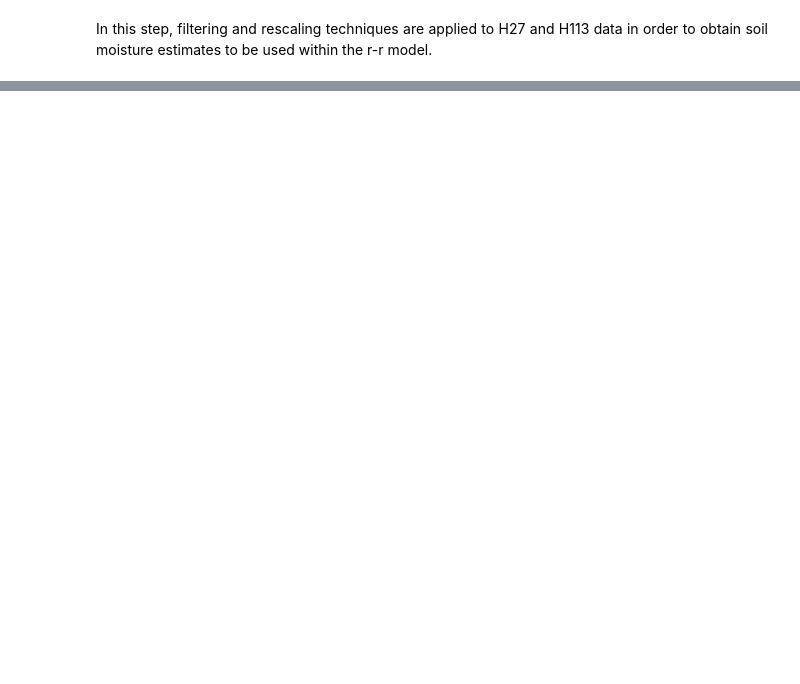
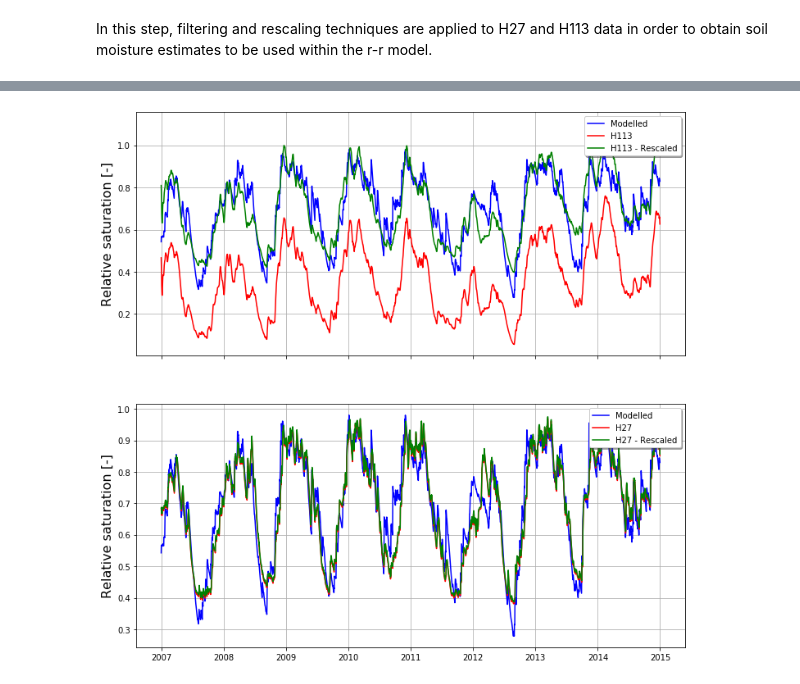
Before and after one commit to H-SAF/eumetrain_sm_week_2019, a Jupyter notebook: c-hydro/ex_data_assimilation/ex_data_assimilation.ipynb, the cells around one changed output, grey strips where cells are left out. Drawn from its saved outputs; the diff is of its cells as text; code cells hidden in the pictures; blank space fills up the shorter version.

```diff
--- a/c-hydro/ex_data_assimilation/ex_data_assimilation.ipynb
+++ b/c-hydro/ex_data_assimilation/ex_data_assimilation.ipynb
@@ -276,0 +122,13 @@ ax[1].legend(loc='upper right', shadow=True)
+# %%
+jd = data_model.index.to_julian_date().get_values()
+SWI_filtered = exp_filter(SWI_data, jd, ctime=domain_ctime)
+SAT_scaled = scaling.mean_std(SWI_filtered, data_model['W'].values)
+H27_scaled = scaling.mean_std(H27_data, data_model['W'].values)
+
+data_workspace = pd.DataFrame(
+    {"H113": data_input['H113'].values/100, "SWI": SWI_filtered, "SWI_rescaled": SAT_scaled,
+     "H27": H27_data, "H27_rescaled": H27_scaled}, index=data_model.index)
+
+# Print data and parameters
+print(' == Satellite Data == ')
+print(data_workspace.head())
@@ -276,0 +143,23 @@ ax[1].legend(loc='upper right', shadow=True)
+# %%
+# Plot modelled variable(s) and observed ASCAT variable(s)
+fig, ax = plt.subplots(2, sharex=True, figsize=(12, 12))
+ax[0].tick_params(axis='x', labelsize=14)
+ax[0].plot(data_model.index, data_model['W'].values, label='Modelled', color='b')
+ax[0].plot(data_model.index, SWI_filtered,label='H113', color='r')
+ax[0].plot(data_model.index, SAT_scaled,label='H113 - Rescaled', color='g')
+
+ax[1].plot(data_model.index, data_model['W'].values, label='Modelled', color='b')
+ax[1].plot(data_model.index, H27_data,label='H27', color='r')
+ax[1].plot(data_model.index, H27_scaled,label='H27 - Rescaled', color='g')
+
+ax[0].set_ylabel('Relative saturation [-]', fontsize=16)
+ax[1].set_ylabel('Relative saturation [-]', fontsize=16)
+ax[0].grid(True)
+ax[1].grid(True)
+ax[0].legend(loc='upper right', shadow=True)
+ax[1].legend(loc='upper right', shadow=True)
+
+filename = os.path.join(img_path, "ex_ts_sm_comparison_h113.tiff")
+fig.savefig(filename, dpi=120)
+# %% [output]
+[figure, added]
```
Also changed, not shown: parts of 71 cells of this notebook, 34 other files.
